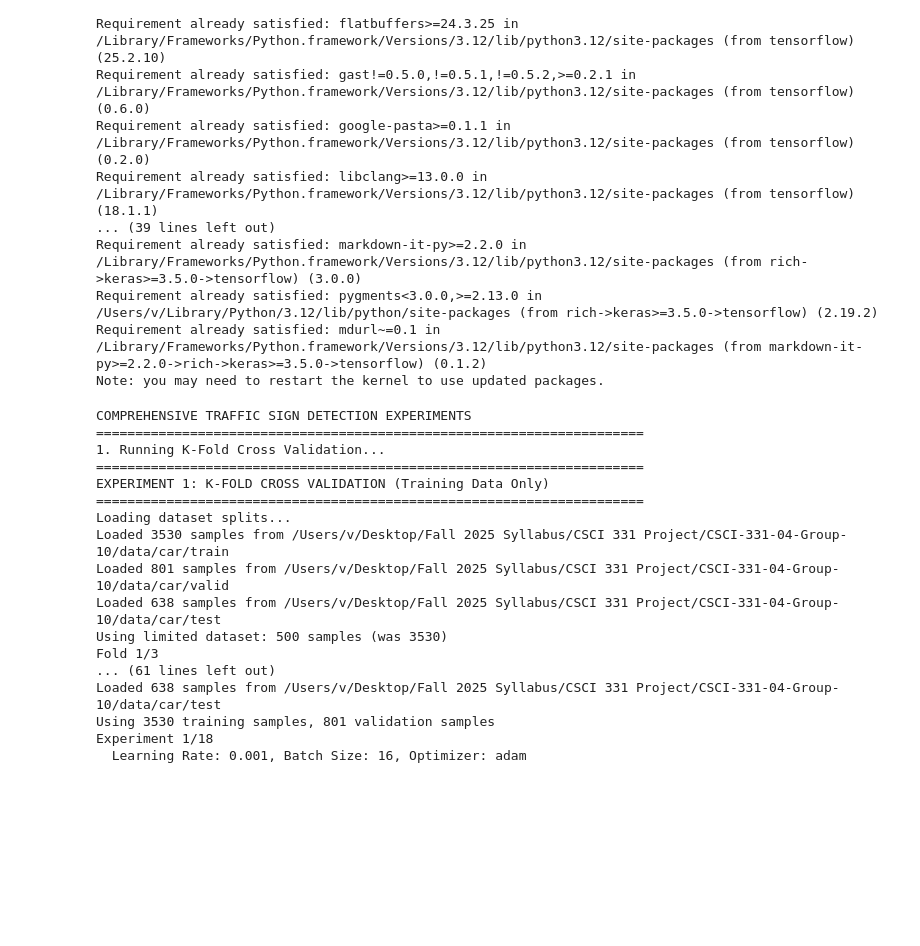
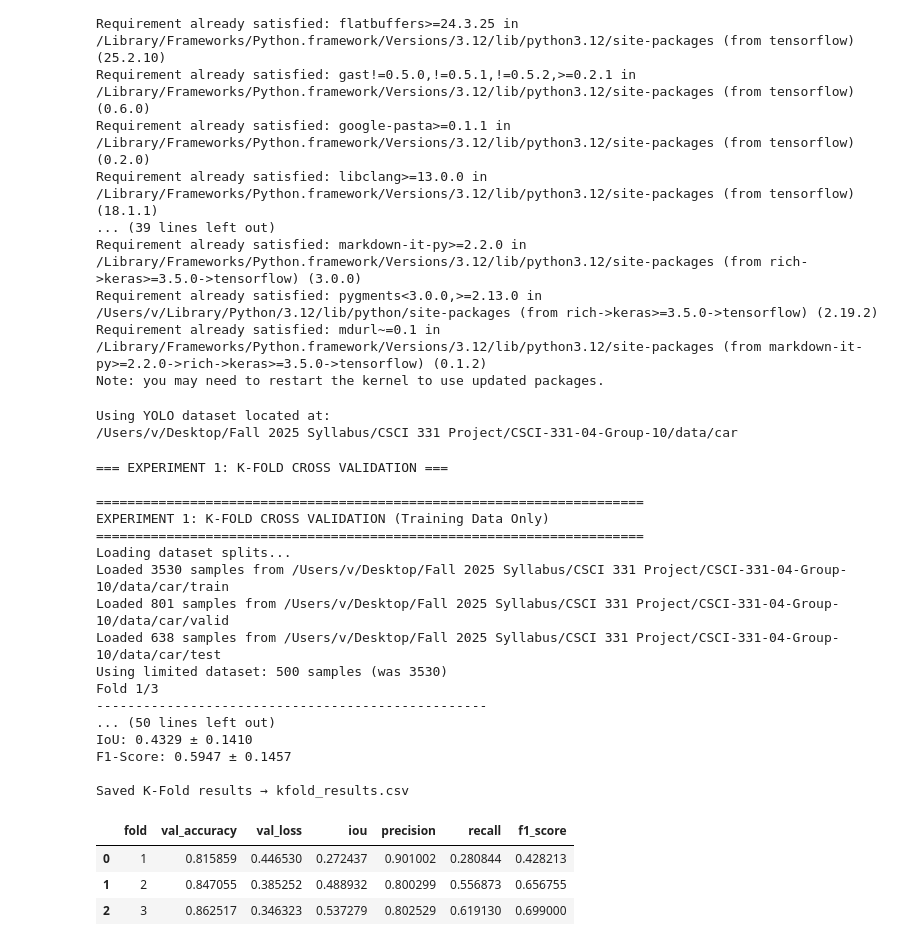
Before and after one commit to alextyhwang/CSCI-331-04-Group-10, a Jupyter notebook: code/train_UNET2.ipynb, the cells around one changed output. Cells and saved outputs as stored; diff of their text form; code cells hidden in the pictures; blank space fills up the shorter version.

```diff
--- a/code/train_UNET2.ipynb
+++ b/code/train_UNET2.ipynb
@@ -533,21 +533,57 @@ def main():
-# %%
-if __name__ == "__main__":
-    main()
-# %% [output]
-COMPREHENSIVE TRAFFIC SIGN DETECTION EXPERIMENTS
-======================================================================
-1. Running K-Fold Cross Validation...
-======================================================================
-EXPERIMENT 1: K-FOLD CROSS VALIDATION (Training Data Only)
-======================================================================
-Loading dataset splits...
-Loaded 3530 samples from /Users/v/Desktop/Fall 2025 Syllabus/CSCI 331 Project/CSCI-331-04-Group-10/data/car/train
-Loaded 801 samples from /Users/v/Desktop/Fall 2025 Syllabus/CSCI 331 Project/CSCI-331-04-Group-10/data/car/valid
-Loaded 638 samples from /Users/v/Desktop/Fall 2025 Syllabus/CSCI 331 Project/CSCI-331-04-Group-10/data/car/test
-Using limited dataset: 500 samples (was 3530)
-Fold 1/3
-... (61 lines left out)
-Loaded 638 samples from /Users/v/Desktop/Fall 2025 Syllabus/CSCI 331 Project/CSCI-331-04-Group-10/data/car/test
-Using 3530 training samples, 801 validation samples
-Experiment 1/18
-  Learning Rate: 0.001, Batch Size: 16, Optimizer: adam
+# %%
+# === GLOBAL DATA PATH ===
+DATA_PATH = "/Users/v/Desktop/Fall 2025 Syllabus/CSCI 331 Project/CSCI-331-04-Group-10/data/car"
+
+print("Using YOLO dataset located at:")
+print(DATA_PATH)
+# %% [output]
+Using YOLO dataset located at:
+/Users/v/Desktop/Fall 2025 Syllabus/CSCI 331 Project/CSCI-331-04-Group-10/data/car
+# %%
+def experiment_kfold():
+    """
+    Runs ONLY the K-Fold cross-validation.
+    Saves: kfold_results.csv
+    """
+    print("\n=== EXPERIMENT 1: K-FOLD CROSS VALIDATION ===\n")
+
+    kfold_results, kfold_df = run_kfold_cross_validation(
+        data_path=DATA_PATH,
+        n_splits=3,
+        epochs=5,
+        batch_size=8,
+        learning_rate=0.001,
+        optimizer='adam',
+        max_samples=500
+    )
+
+    # Save results
+    kfold_df.to_csv("kfold_results.csv", index=False)
+    print("\nSaved K-Fold results → kfold_results.csv")
+
+    display(kfold_df)
+    return kfold_results, kfold_df
+# %%
+kfold_results, kfold_df = experiment_kfold()
+# %% [output]
+=== EXPERIMENT 1: K-FOLD CROSS VALIDATION ===
+
+======================================================================
+EXPERIMENT 1: K-FOLD CROSS VALIDATION (Training Data Only)
+======================================================================
+Loading dataset splits...
+Loaded 3530 samples from /Users/v/Desktop/Fall 2025 Syllabus/CSCI 331 Project/CSCI-331-04-Group-10/data/car/train
+Loaded 801 samples from /Users/v/Desktop/Fall 2025 Syllabus/CSCI 331 Project/CSCI-331-04-Group-10/data/car/valid
+Loaded 638 samples from /Users/v/Desktop/Fall 2025 Syllabus/CSCI 331 Project/CSCI-331-04-Group-10/data/car/test
+Using limited dataset: 500 samples (was 3530)
+Fold 1/3
+--------------------------------------------------
+... (50 lines left out)
+IoU: 0.4329 ± 0.1410
+F1-Score: 0.5947 ± 0.1457
+
+Saved K-Fold results → kfold_results.csv
+|  | fold | val_accuracy | val_loss | iou | precision | recall | f1_score |
+| 0 | 1 | 0.815859 | 0.446530 | 0.272437 | 0.901002 | 0.280844 | 0.428213 |
+| 1 | 2 | 0.847055 | 0.385252 | 0.488932 | 0.800299 | 0.556873 | 0.656755 |
+| 2 | 3 | 0.862517 | 0.346323 | 0.537279 | 0.802529 | 0.619130 | 0.699000 |
```
Also changed, not shown: parts of 7 cells of this notebook.
